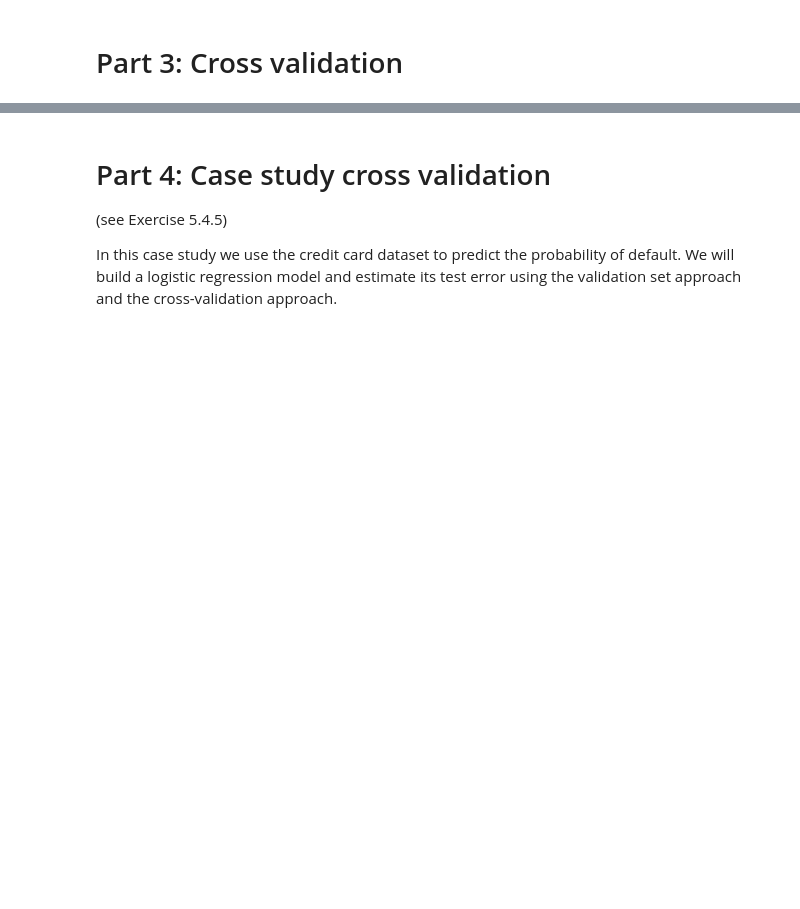
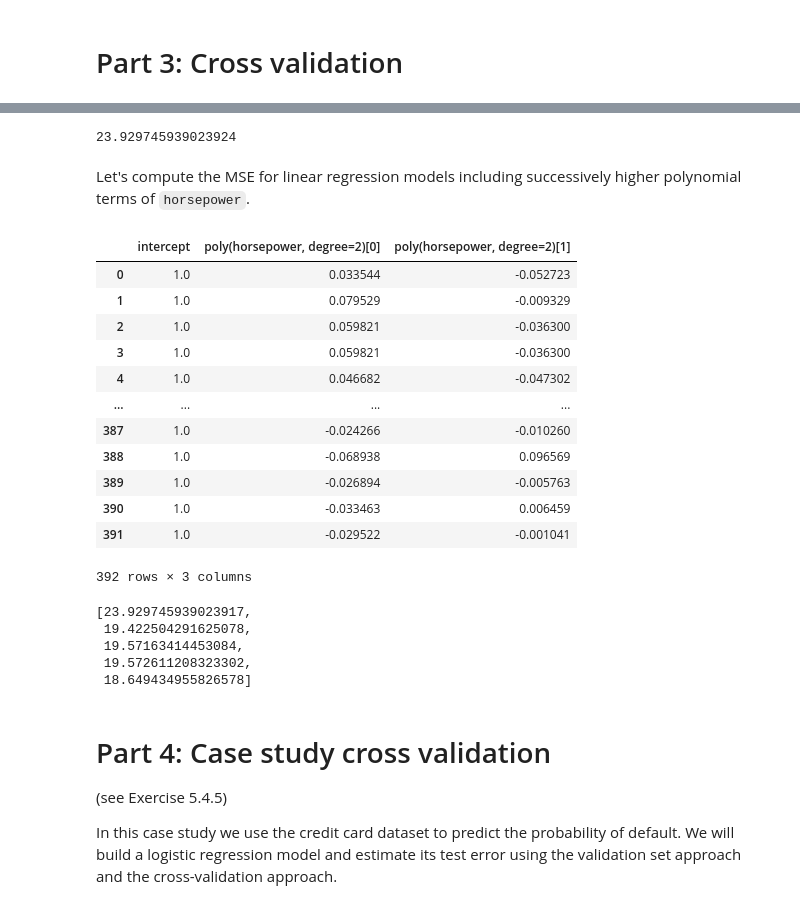
Before and after one commit to ulischlickewei/predictive_modelling_2024, a Jupyter notebook: Week08/20240515-Logistic_regression_and_cross_validation-solution.ipynb, the cells around one changed output, grey strips where cells are left out. Drawn from its saved outputs; the diff is of its cells as text; code cells hidden in the pictures; blank space fills up the shorter version.

```diff
--- a/Week08/20240515-Logistic_regression_and_cross_validation-solution.ipynb
+++ b/Week08/20240515-Logistic_regression_and_cross_validation-solution.ipynb
@@ -378,0 +510,31 @@ accuracy
+# %%
+evalMSE(['horsepower'], train, validation)
+# %% [output]
+23.929745939023924
+# %% [markdown]
+Let's compute the MSE for linear regression models including successively higher polynomial terms of `horsepower`.
+# %%
+predictors = [poly('horsepower', 2)] # choose powers of horsepower as predictors up to degree i+1
+MS(predictors).fit_transform(Auto)
+# %% [output]
+|  | intercept | poly(horsepower, degree=2)[0] | poly(horsepower, degree=2)[1] |
+| 0 | 1.0 | 0.033544 | -0.052723 |
+| 1 | 1.0 | 0.079529 | -0.009329 |
+| 2 | 1.0 | 0.059821 | -0.036300 |
+| 3 | 1.0 | 0.059821 | -0.036300 |
+| 4 | 1.0 | 0.046682 | -0.047302 |
+| ... | ... | ... | ... |
+| 387 | 1.0 | -0.024266 | -0.010260 |
+| 388 | 1.0 | -0.068938 | 0.096569 |
+| 389 | 1.0 | -0.026894 | -0.005763 |
+| 390 | 1.0 | -0.033463 | 0.006459 |
+| 391 | 1.0 | -0.029522 | -0.001041 |
+392 rows × 3 columns
+# %%
+MSE
+# %% [output]
+[23.929745939023917,
+ 19.422504291625078,
+ 19.57163414453084,
+ 19.572611208323302,
+ 18.649434955826578]
```
Also changed, not shown: parts of 15 cells of this notebook, 1 other file.
